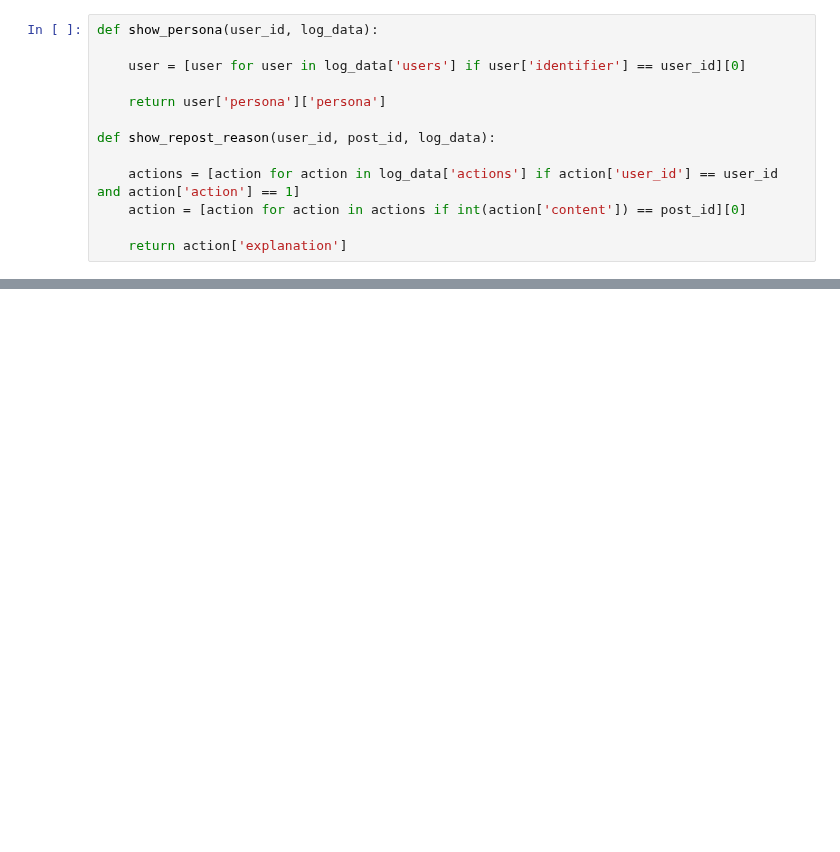
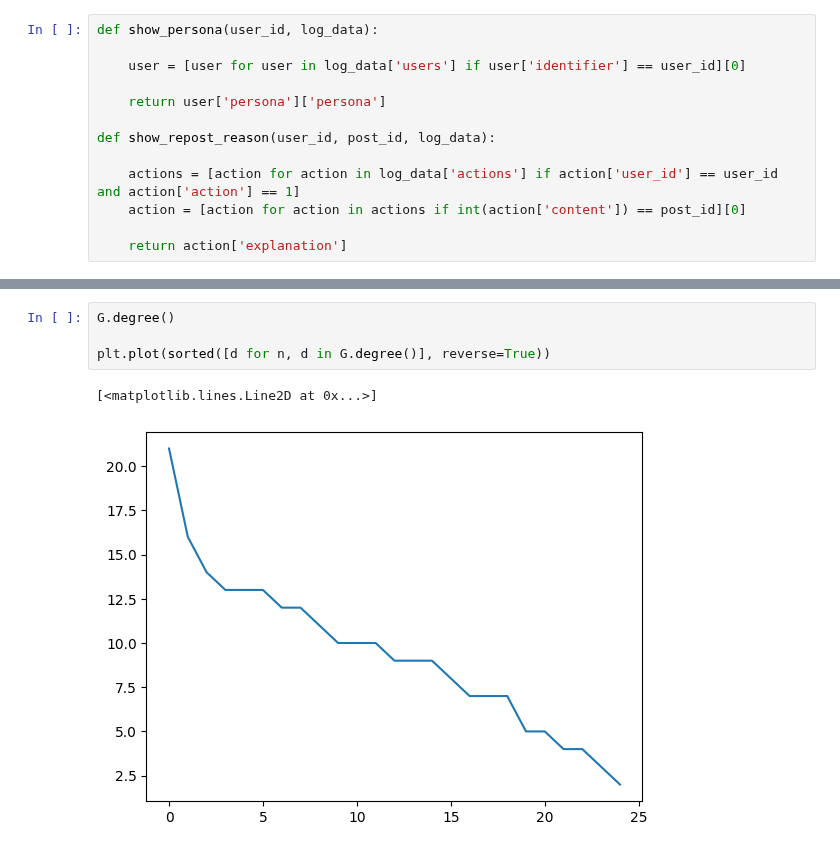
Before and after one commit to maiklarooij/MasterProject, a Jupyter notebook: analysis/analyse_log.ipynb, the cells around one changed output, grey strips where cells are left out. Drawn from its saved outputs; the diff is of its cells as text; blank space fills up the shorter version.

```diff
--- a/analysis/analyse_log.ipynb
+++ b/analysis/analyse_log.ipynb
@@ -102,0 +130,7 @@ I chose to repost because it's a powerful message about addressing the urgent he
+# %%
+G.degree()
+
+plt.plot(sorted([d for n, d in G.degree()], reverse=True))
+# %% [output]
+[<matplotlib.lines.Line2D at 0x...>]
+[figure, added]
```
Also changed, not shown: parts of 9 cells of this notebook, 3 other files.
